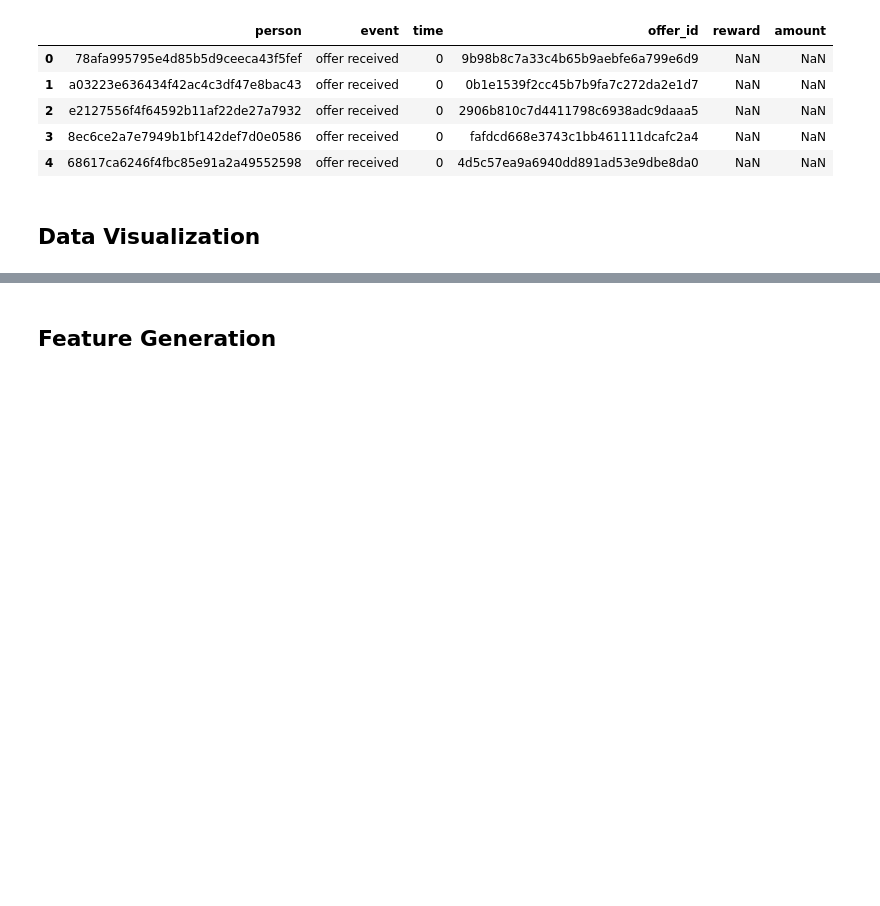
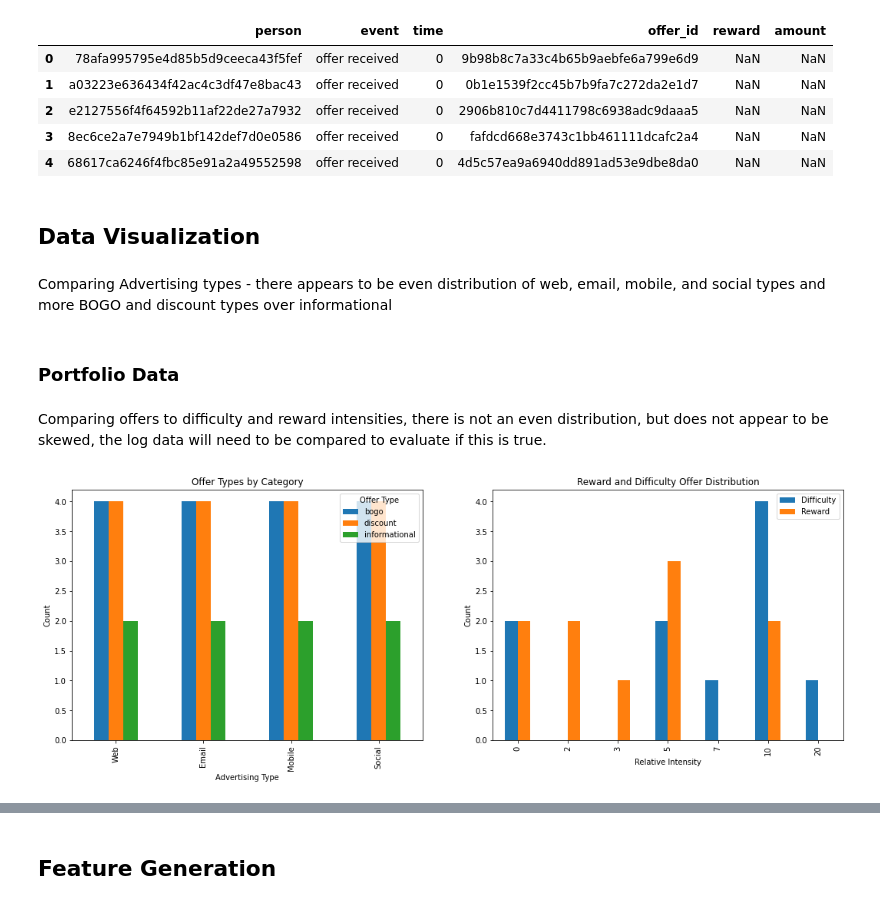
Before and after one commit to amcumber/udacity-mle-capstone-project, a Jupyter notebook: Starbucks_Capstone_notebook.ipynb, the cells around one changed output, grey strips where cells are left out. Drawn from its saved outputs; the diff is of its cells as text; code cells hidden in the pictures; blank space fills up the shorter version.

Commit message:
feat: data vis

```diff
--- a/Starbucks_Capstone_notebook.ipynb
+++ b/Starbucks_Capstone_notebook.ipynb
@@ -200,0 +202,41 @@ Transcript:
+# %% [markdown]
+Comparing Advertising types - there appears to be even distribution of web, email, mobile, and social types and more BOGO and discount types over informational
+# %% [markdown]
+### Portfolio Data
+# %% [markdown]
+Comparing offers to difficulty and reward intensities, there is not an even
+distribution, but does not appear to be skewed, the log data will need to be compared to evaluate if this is true.
+# %%
+import matplotlib.pyplot as plt
+
+
+fig, axs = plt.subplots(1, 2, figsize=(18,6))
+
+(
+    portfolio
+    .rename(columns=lambda x: x.title().replace('_', ' '))
+    .groupby('Offer Type')
+    .count()
+    [['Web', 'Email','Mobile', 'Social']]
+    .T
+    .plot(
+        kind='bar',
+        xlabel='Advertising Type',
+        ylabel='Count',
+        ax=axs[0],
+        title='Offer Types by Category',
+    )
+);
+(
+    pd.concat(objs=(
+        portfolio.groupby('difficulty').count()[['reward']].rename(columns=lambda _: 'Difficulty'),
+        portfolio.groupby('reward').count()[['difficulty']].rename(columns=lambda _: 'Reward')
+    ), axis=1).plot(
+        kind='bar',
+        ax=axs[1],
+        xlabel='Relative Intensity',
+        ylabel='Count',
+        title='Reward and Difficulty Offer Distribution')
+);
+# %% [output]
+[figure, added]
```
Also changed, not shown: parts of 20 cells of this notebook, 8 other files.
